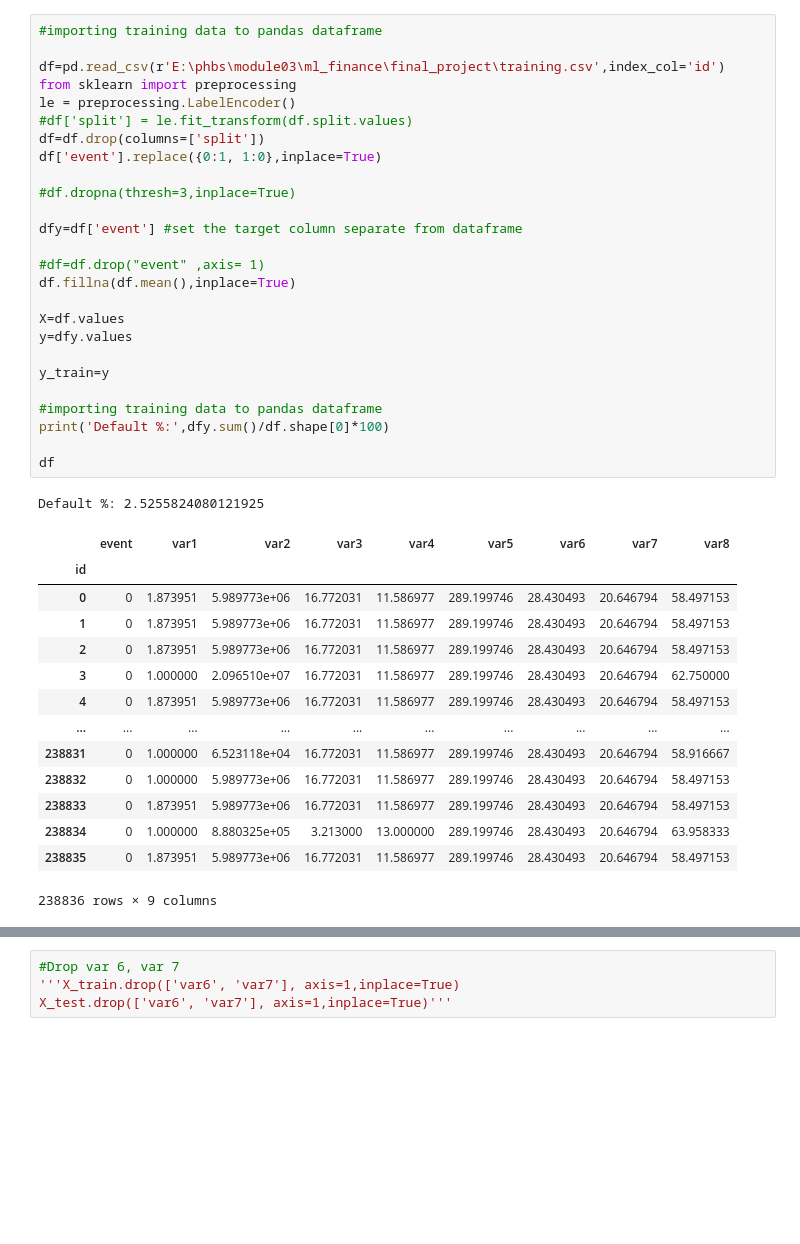
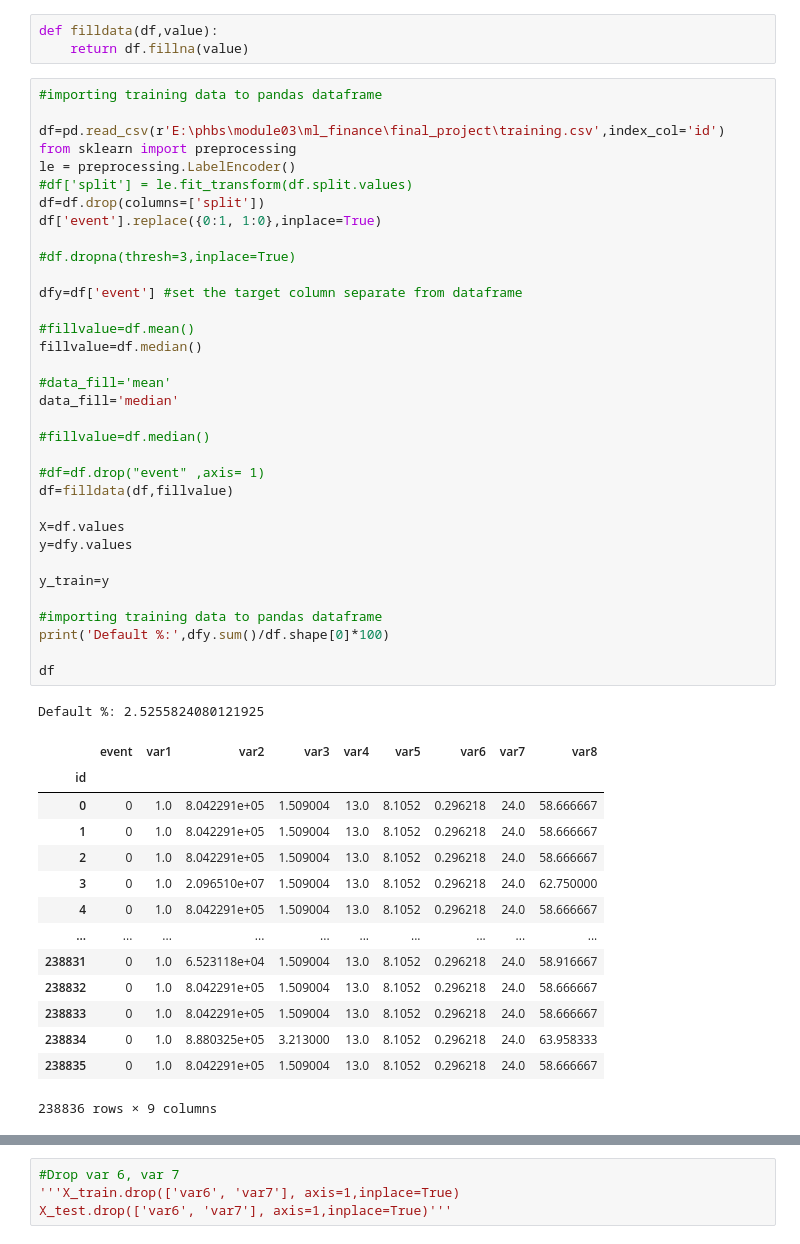
Before and after one commit to martinbandung/2023_MLF_Project, a Jupyter notebook: test_upload_backup.ipynb, the cells around one changed output, grey strips where cells are left out. Saved outputs shown, nothing was run; the diff lists cells and outputs as text; blank space fills up the shorter version.

```diff
--- a/test_upload_backup.ipynb
+++ b/test_upload_backup.ipynb
@@ -32,44 +33,55 @@ today date  20230429
+# %%
+def filldata(df,value):
+    return df.fillna(value)
 # %%
 #importing training data to pandas dataframe
 
 df=pd.read_csv(r'E:\phbs\module03\ml_finance\final_project\training.csv',index_col='id')
 from sklearn import preprocessing
 le = preprocessing.LabelEncoder()
 #df['split'] = le.fit_transform(df.split.values)
 df=df.drop(columns=['split'])
 df['event'].replace({0:1, 1:0},inplace=True)
 
 #df.dropna(thresh=3,inplace=True)
 
 dfy=df['event'] #set the target column separate from dataframe
 
+#fillvalue=df.mean()
+fillvalue=df.median()
+
+#data_fill='mean'
+data_fill='median'
+
+#fillvalue=df.median()
+
 #df=df.drop("event" ,axis= 1)
-df.fillna(df.mean(),inplace=True)
+df=filldata(df,fillvalue)
 
 X=df.values
 y=dfy.values
 
 y_train=y
 
 #importing training data to pandas dataframe
 print('Default %:',dfy.sum()/df.shape[0]*100)
 
 df
 # %% [output]
 Default %: 2.5255824080121925
 |  | event | var1 | var2 | var3 | var4 | var5 | var6 | var7 | var8 |
 | id |  |  |  |  |  |  |  |  |  |
-| 0 | 0 | 1.873951 | 5.989773e+06 | 16.772031 | 11.586977 | 289.199746 | 28.430493 | 20.646794 | 58.497153 |
-| 1 | 0 | 1.873951 | 5.989773e+06 | 16.772031 | 11.586977 | 289.199746 | 28.430493 | 20.646794 | 58.497153 |
-| 2 | 0 | 1.873951 | 5.989773e+06 | 16.772031 | 11.586977 | 289.199746 | 28.430493 | 20.646794 | 58.497153 |
-| 3 | 0 | 1.000000 | 2.096510e+07 | 16.772031 | 11.586977 | 289.199746 | 28.430493 | 20.646794 | 62.750000 |
-| 4 | 0 | 1.873951 | 5.989773e+06 | 16.772031 | 11.586977 | 289.199746 | 28.430493 | 20.646794 | 58.497153 |
+| 0 | 0 | 1.0 | 8.042291e+05 | 1.509004 | 13.0 | 8.1052 | 0.296218 | 24.0 | 58.666667 |
+| 1 | 0 | 1.0 | 8.042291e+05 | 1.509004 | 13.0 | 8.1052 | 0.296218 | 24.0 | 58.666667 |
+| 2 | 0 | 1.0 | 8.042291e+05 | 1.509004 | 13.0 | 8.1052 | 0.296218 | 24.0 | 58.666667 |
+| 3 | 0 | 1.0 | 2.096510e+07 | 1.509004 | 13.0 | 8.1052 | 0.296218 | 24.0 | 62.750000 |
+| 4 | 0 | 1.0 | 8.042291e+05 | 1.509004 | 13.0 | 8.1052 | 0.296218 | 24.0 | 58.666667 |
 | ... | ... | ... | ... | ... | ... | ... | ... | ... | ... |
-| 238831 | 0 | 1.000000 | 6.523118e+04 | 16.772031 | 11.586977 | 289.199746 | 28.430493 | 20.646794 | 58.916667 |
-| 238832 | 0 | 1.000000 | 5.989773e+06 | 16.772031 | 11.586977 | 289.199746 | 28.430493 | 20.646794 | 58.497153 |
-| 238833 | 0 | 1.873951 | 5.989773e+06 | 16.772031 | 11.586977 | 289.199746 | 28.430493 | 20.646794 | 58.497153 |
-| 238834 | 0 | 1.000000 | 8.880325e+05 | 3.213000 | 13.000000 | 289.199746 | 28.430493 | 20.646794 | 63.958333 |
-| 238835 | 0 | 1.873951 | 5.989773e+06 | 16.772031 | 11.586977 | 289.199746 | 28.430493 | 20.646794 | 58.497153 |
+| 238831 | 0 | 1.0 | 6.523118e+04 | 1.509004 | 13.0 | 8.1052 | 0.296218 | 24.0 | 58.916667 |
+| 238832 | 0 | 1.0 | 8.042291e+05 | 1.509004 | 13.0 | 8.1052 | 0.296218 | 24.0 | 58.666667 |
+| 238833 | 0 | 1.0 | 8.042291e+05 | 1.509004 | 13.0 | 8.1052 | 0.296218 | 24.0 | 58.666667 |
+| 238834 | 0 | 1.0 | 8.880325e+05 | 3.213000 | 13.0 | 8.1052 | 0.296218 | 24.0 | 63.958333 |
+| 238835 | 0 | 1.0 | 8.042291e+05 | 1.509004 | 13.0 | 8.1052 | 0.296218 | 24.0 | 58.666667 |
 238836 rows × 9 columns
 # %%
 #importing TEST data to pandas dataframe
```
Also changed, not shown: parts of 57 cells of this notebook, 1 other file.
